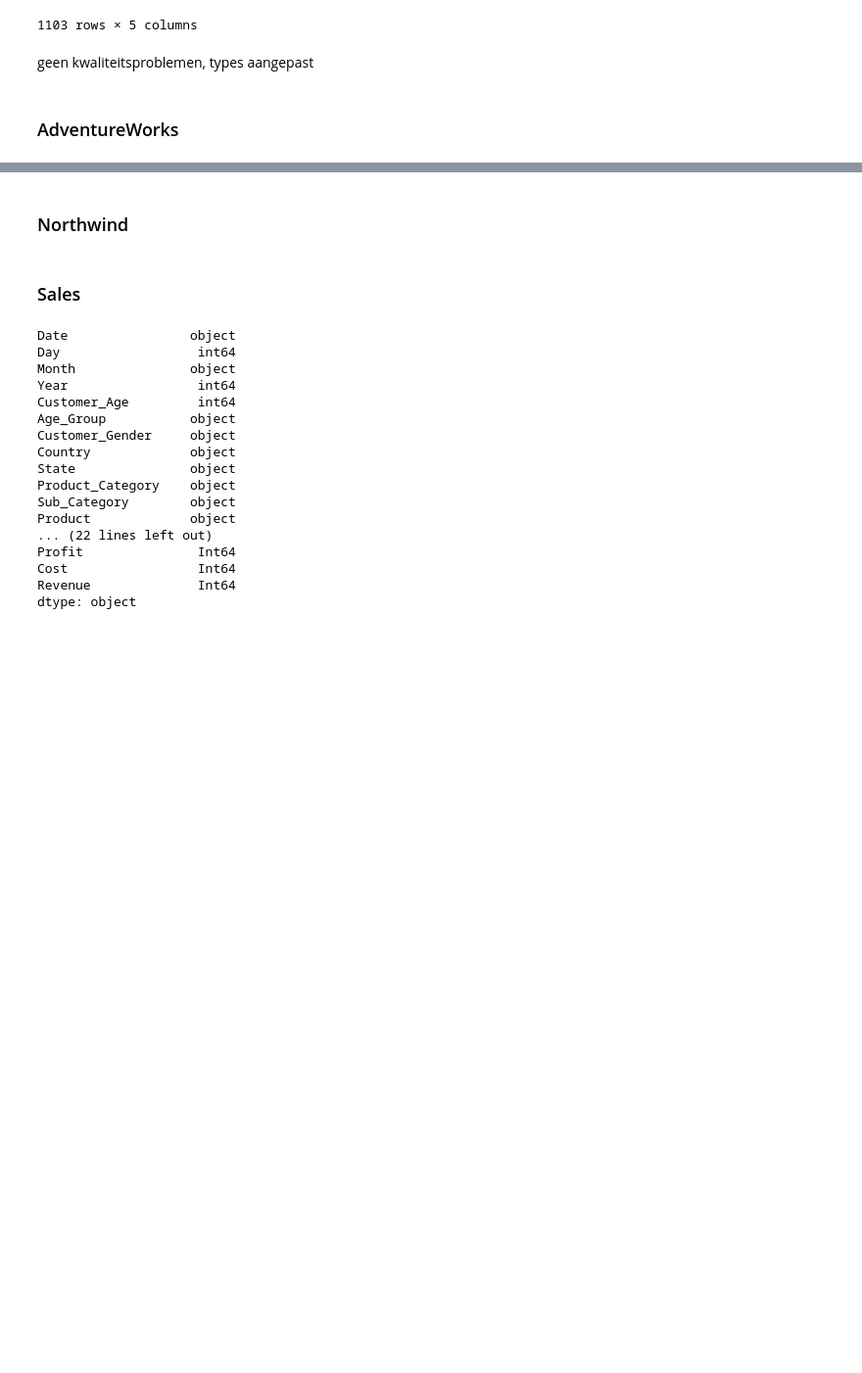
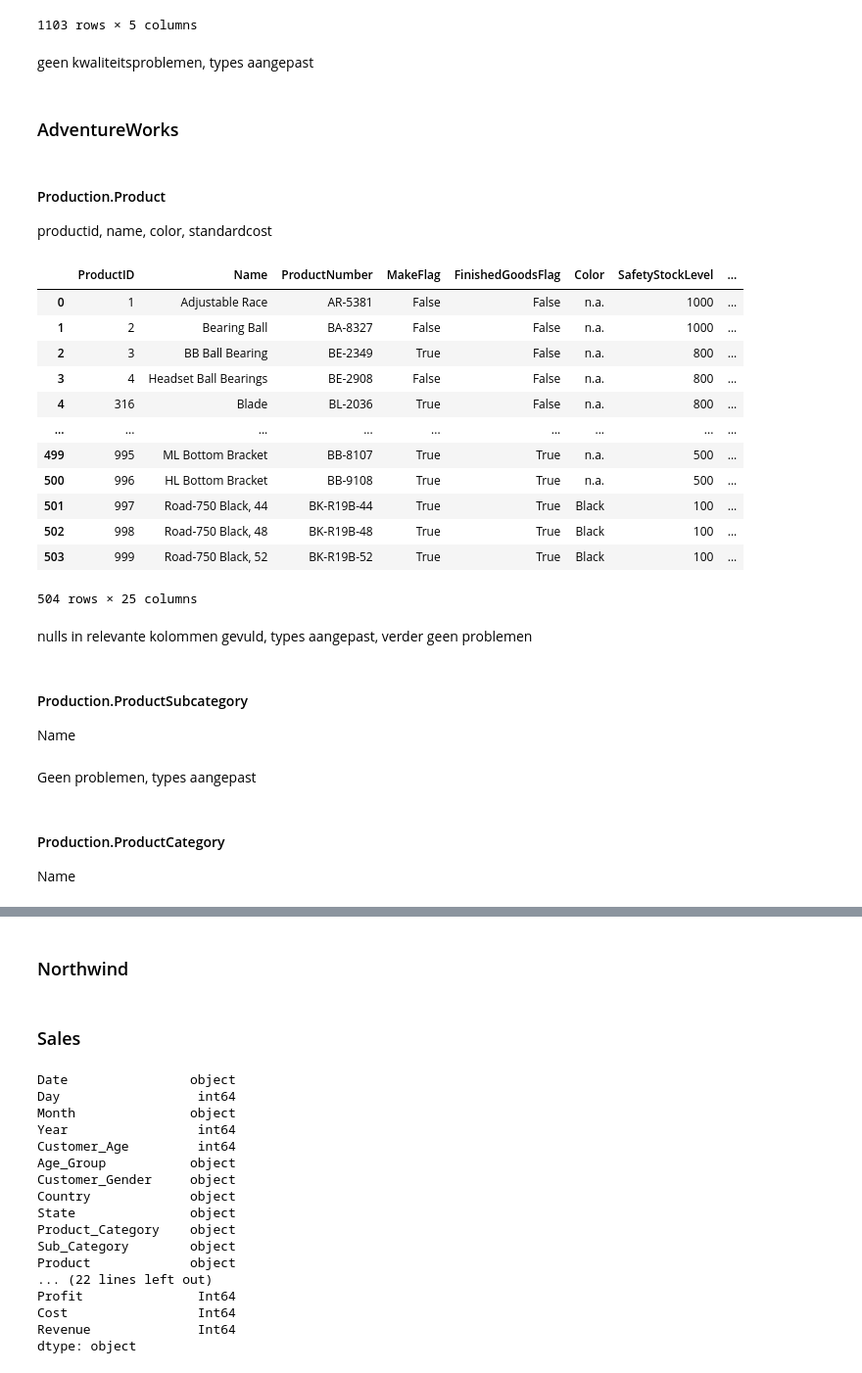
Before and after one commit to HHS-Project-Sem4/Scripts, a Jupyter notebook: DataHandling/Cleaning/Data_Cleaning.ipynb, the cells around one changed output, grey strips where cells are left out. Shown at 98% size. Saved outputs shown, nothing was run; the diff lists cells and outputs as text; code cells hidden in the pictures; blank space fills up the shorter version.

```diff
--- a/DataHandling/Cleaning/Data_Cleaning.ipynb
+++ b/DataHandling/Cleaning/Data_Cleaning.ipynb
@@ -355,0 +357,28 @@ connectionString = f"DRIVER={driver};SERVER={server};DATABASE={database};UID={us
+# %% [markdown]
+#### Production.Product
+productid, name, color, standardcost
+# %%
+product = pd.read_sql("select * from Production.Product", aw_conn)
+product = product.convert_dtypes()
+product['Color'] = product[['Color']].fillna("n.a.")
+product[['ProductID', 'Name', 'Color', 'StandardCost']].isna().sum()
+product
+# %% [output]
+|  | ProductID | Name | ProductNumber | MakeFlag | FinishedGoodsFlag | Color | SafetyStockLevel | ... |
+| 0 | 1 | Adjustable Race | AR-5381 | False | False | n.a. | 1000 | ... |
+| 1 | 2 | Bearing Ball | BA-8327 | False | False | n.a. | 1000 | ... |
+| 2 | 3 | BB Ball Bearing | BE-2349 | True | False | n.a. | 800 | ... |
+| 3 | 4 | Headset Ball Bearings | BE-2908 | False | False | n.a. | 800 | ... |
+| 4 | 316 | Blade | BL-2036 | True | False | n.a. | 800 | ... |
+| ... | ... | ... | ... | ... | ... | ... | ... | ... |
+| 499 | 995 | ML Bottom Bracket | BB-8107 | True | True | n.a. | 500 | ... |
+| 500 | 996 | HL Bottom Bracket | BB-9108 | True | True | n.a. | 500 | ... |
+| 501 | 997 | Road-750 Black, 44 | BK-R19B-44 | True | True | Black | 100 | ... |
+| 502 | 998 | Road-750 Black, 48 | BK-R19B-48 | True | True | Black | 100 | ... |
+| 503 | 999 | Road-750 Black, 52 | BK-R19B-52 | True | True | Black | 100 | ... |
+504 rows × 25 columns
+# %% [markdown]
+nulls in relevante kolommen gevuld, types aangepast, verder geen problemen
+# %% [markdown]
+#### Production.ProductSubcategory
+Name
@@ -355,0 +388,5 @@ connectionString = f"DRIVER={driver};SERVER={server};DATABASE={database};UID={us
+# %% [markdown]
+Geen problemen, types aangepast
+# %% [markdown]
+#### Production.ProductCategory
+Name
```
Also changed, not shown: parts of 36 cells of this notebook.
